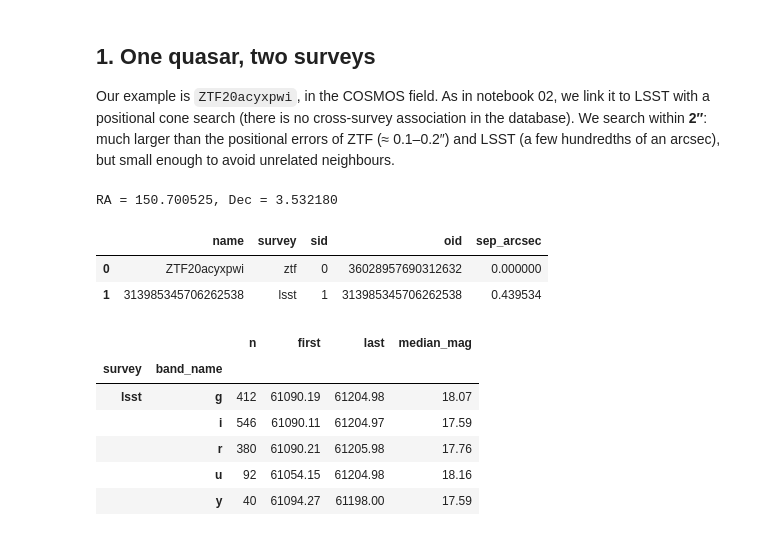
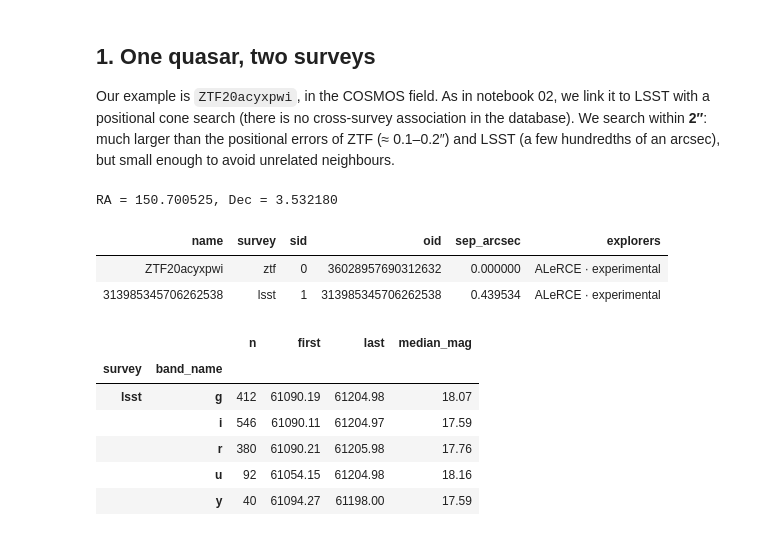
Before and after one commit to fforster/alerce-iucaa-2026, a Jupyter notebook: 04_agn.ipynb, the cells around one changed output. Cells and saved outputs as stored; diff of their text form; code cells hidden in the pictures.

```diff
--- a/04_agn.ipynb
+++ b/04_agn.ipynb
@@ -63,14 +63,15 @@ neighbours.
 # %%
 qso_ztf = "ZTF20acyxpwi"
 obj = am.get_object(qso_ztf, "ztf")
 ra, dec = obj["meanra"], obj["meandec"]
 print(f"RA = {ra:.6f}, Dec = {dec:.6f}")
-am.find_counterparts(ra, dec, radius_arcsec=2)[["name", "survey", "sid", "oid", "sep_arcsec"]]
+am.show_table(am.find_counterparts(ra, dec, radius_arcsec=2)[["name", "survey", "sid", "oid", "sep_arcsec"]],
+              {"explorers": ("oid", "survey")})
 # %% [output]
 RA = 150.700525, Dec = 3.532180
-|  | name | survey | sid | oid | sep_arcsec |
-| 0 | ZTF20acyxpwi | ztf | 0 | 36028957690312632 | 0.000000 |
-| 1 | 313985345706262538 | lsst | 1 | 313985345706262538 | 0.439534 |
+| name | survey | sid | oid | sep_arcsec | explorers |
+| ZTF20acyxpwi | ztf | 0 | 36028957690312632 | 0.000000 | ALeRCE · experimental |
+| 313985345706262538 | lsst | 1 | 313985345706262538 | 0.439534 | ALeRCE · experimental |
 # %%
 qso_lsst = 313985345706262538
 lc = pd.concat([am.get_lightcurve(qso_ztf, 0), am.get_lightcurve(qso_lsst, 1)], ignore_index=True)
```
Also changed, not shown: parts of 4 cells of this notebook, 1 other file.
